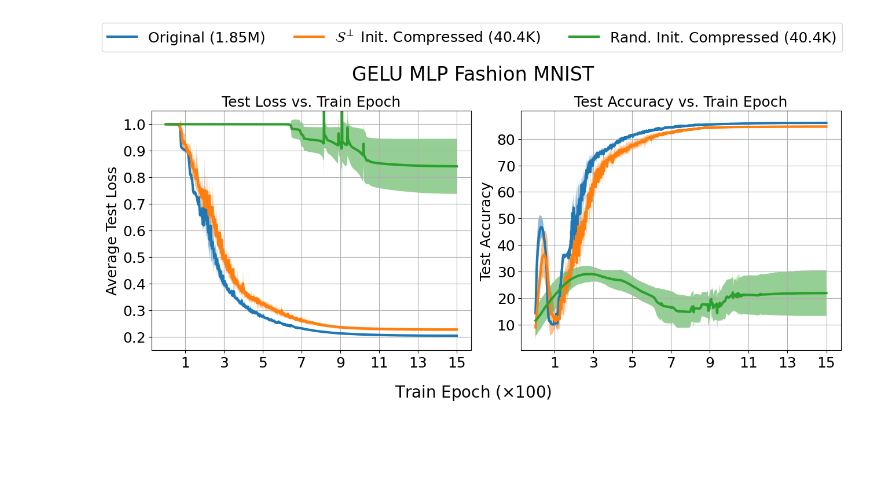
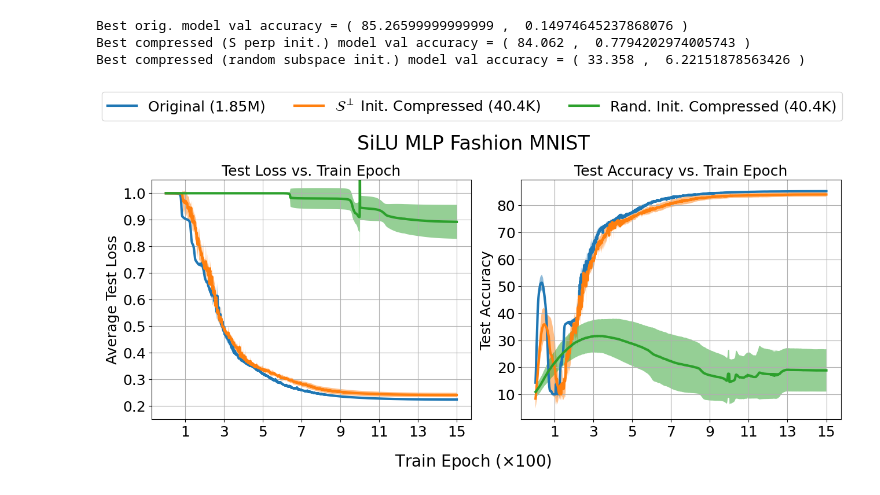
Before and after one commit to alecxu00/mlp-low-dim-gd, a Jupyter notebook: mlp/plot_losses.ipynb, the cells around one changed output. Saved outputs shown, nothing was run; the diff lists cells and outputs as text; code cells hidden in the pictures; blank space fills up the shorter version.

```diff
--- a/mlp/plot_losses.ipynb
+++ b/mlp/plot_losses.ipynb
@@ -14,7 +14,7 @@ d = 784
 K = 10
 
 # Network
-act = "GELU"
+act = "SiLU"
 L = 4
 init = "orthogonal"
 init_scale = 1e-1
@@ -80,6 +80,8 @@ std_orig_train_accs = np.std(orig_train_accs, axis=0)
 mean_orig_val_accs = np.mean(orig_val_accs, axis=0)
 std_orig_val_accs = np.std(orig_val_accs, axis=0)
 
+max_orig_val_accs = np.max(orig_val_accs, axis=1)
+std_max_orig_val_accs = np.std(max_orig_val_accs)
 
 
 # Compressed model
@@ -97,6 +99,10 @@ mean_comp_val_accs = np.mean(comp_val_accs, axis=0)
 std_comp_val_accs = np.std(comp_val_accs, axis=0)
 
 
+max_comp_val_accs = np.max(comp_val_accs, axis=1)
+std_max_comp_val_accs = np.std(max_comp_val_accs)
+
+
 # Compressed model with random subspace initialization
 mean_comp_rand_train_losses = np.mean(comp_rand_train_losses, axis=0)
 std_comp_rand_train_losses = np.std(comp_rand_train_losses, axis=0)
@@ -110,10 +116,23 @@ std_comp_rand_train_accs = np.std(comp_rand_train_accs, axis=0)
 
 mean_comp_rand_val_accs = np.mean(comp_rand_val_accs, axis=0)
 std_comp_rand_val_accs = np.std(comp_rand_val_accs, axis=0)
+
+
+max_comp_rand_val_accs = np.max(comp_rand_val_accs, axis=1)
+std_max_comp_rand_val_accs = np.std(max_comp_rand_val_accs)
+
+
+print("Best orig. model val accuracy = (", np.mean(max_orig_val_accs), ", ", std_max_orig_val_accs, ")")
+print("Best compressed (S perp init.) model val accuracy = (", np.mean(max_comp_val_accs), ", ", std_max_comp_val_accs, ")")
+print("Best compressed (random subspace init.) model val accuracy = (", np.mean(max_comp_rand_val_accs), ", ", std_max_comp_rand_val_accs, ")")
+# %% [output]
+Best orig. model val accuracy = ( 85.26599999999999 ,  0.14974645237868076 )
+Best compressed (S perp init.) model val accuracy = ( 84.062 ,  0.7794202974005743 )
+Best compressed (random subspace init.) model val accuracy = ( 33.358 ,  6.22151878563426 )
 # %%
 lw = 3
 
-savefig = True
+savefig = False
 
 save_net_dir = act + '_network_L_' + str(L) + '_' + init + '_init_scale_' + str(init_scale)
 save_dir = os.path.join('./figs', data_dir, save_net_dir)
@@ -178,31 +197,31 @@ ax2.plot(np.arange(1, epochs + 1), mean_orig_val_accs, linewidth=lw)
 ax2.fill_between(np.arange(1, epochs + 1), mean_orig_val_accs - std_orig_val_accs, mean_orig_val_accs + std_orig_val_accs, alpha=0.5, linewidth=lw)
 
 ax2.plot(np.arange(1, epochs + 1), mean_comp_val_accs, linewidth=lw)
 ax2.fill_between(np.arange(1, epochs + 1), mean_comp_val_accs - std_comp_val_accs, mean_comp_val_accs + std_comp_val_accs, alpha=0.5, linewidth=lw)
 
 ax2.plot(np.arange(1, epochs + 1), mean_comp_rand_val_accs, linewidth=lw)
 ax2.fill_between(np.arange(1, epochs + 1), mean_comp_rand_val_accs - std_comp_rand_val_accs, mean_comp_rand_val_accs + std_comp_rand_val_accs, alpha=0.5, linewidth=lw)
 
 
 xticks = np.linspace(100, epochs, (epochs // 200) + 1)
 xticklabels = np.linspace(1, epochs // 100, (epochs // 200) + 1, dtype=int)
 
 ax2.set_xticks(xticks, labels=xticklabels, fontsize=18)
 ax2.set_yticks(np.arange(10, 90, 10, dtype=int), labels=np.arange(10, 90, 10), fontsize=18)
 
 #plt.xlabel(r'Train Epoch ($\times 100$)', fontsize=15)
 ax2.set_ylabel('Test Accuracy', fontsize=18)
 ax2.set_title("Test Accuracy vs. Train Epoch", fontsize=18)
 ax2.grid('on')
 # ax2.legend(loc='center right')
 
 fig.suptitle(act + " MLP " + data_map[dataset], fontsize=24)
 fig.supxlabel(r'Train Epoch ($\times 100$)', fontsize=20)
 fig.legend(ncol=3, fontsize=18, bbox_to_anchor=(1, 1.125))
 plt.tight_layout()
 if savefig:
     plt.savefig(os.path.join(save_dir, 'val_losses_accuracies.pdf'), bbox_inches='tight')
 plt.show()
 plt.close()
 # %% [output]
-[figure, old version]
+[figure, new version]
```
Also changed, not shown: 7 other files.
